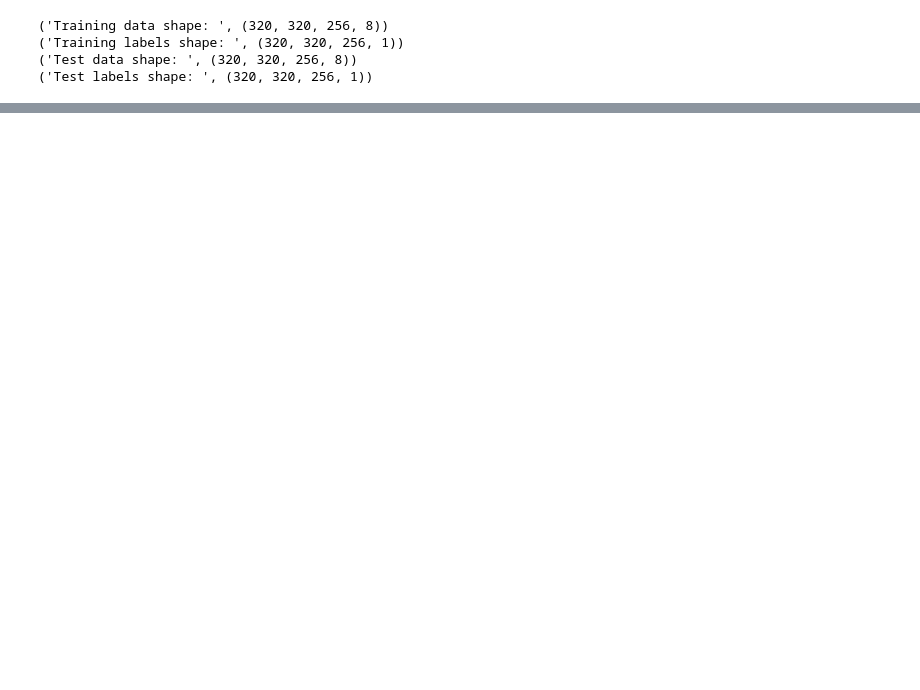
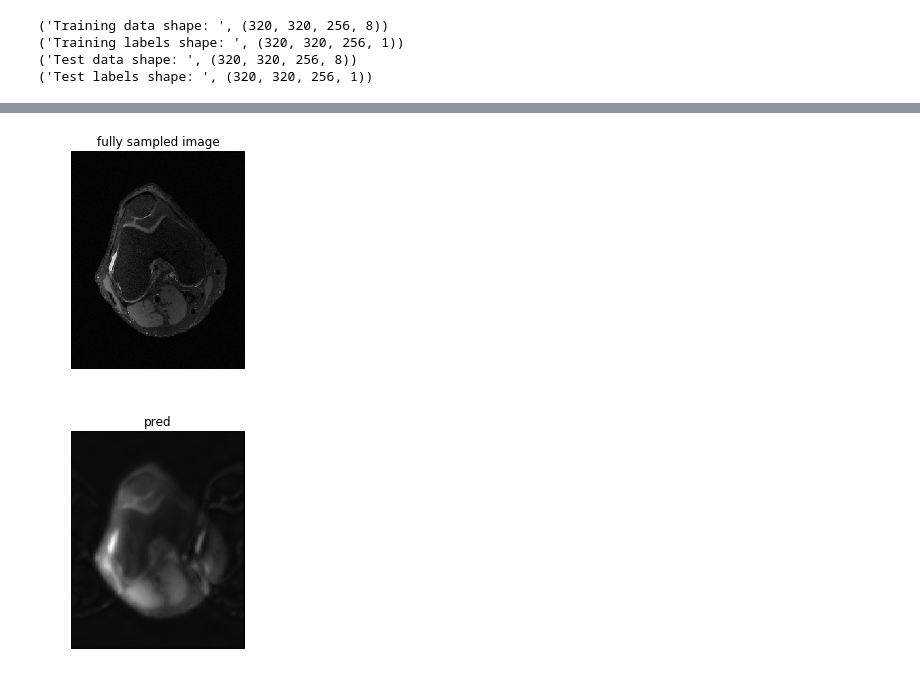
Before and after one commit to ecat/cs231n, a Jupyter notebook: python/UnetTest.ipynb, the cells around one changed output, grey strips where cells are left out. Cells and saved outputs as stored; diff of their text form; code cells hidden in the pictures; blank space fills up the shorter version.

Commit message:
Generated a prediction using our small unet structure

```diff
--- a/python/UnetTest.ipynb
+++ b/python/UnetTest.ipynb
@@ -80,0 +82,17 @@ Epoch 1/1
+# %%
+pred = U.predict(X_train)
+# %%
+slice_to_show = 160
+
+plt.imshow(im_ref[slice_to_show, :, :, 0], cmap='gray')
+plt.title('fully sampled image')
+plt.axis('off')
+plt.show()
+
+plt.imshow(pred[slice_to_show, :, :, 0], cmap='gray')
+plt.title('pred')
+plt.axis('off')
+plt.show()
+# %% [output]
+[figure, added]
+[figure, added]
```
Also changed, not shown: parts of 4 cells of this notebook, 3 other files.
